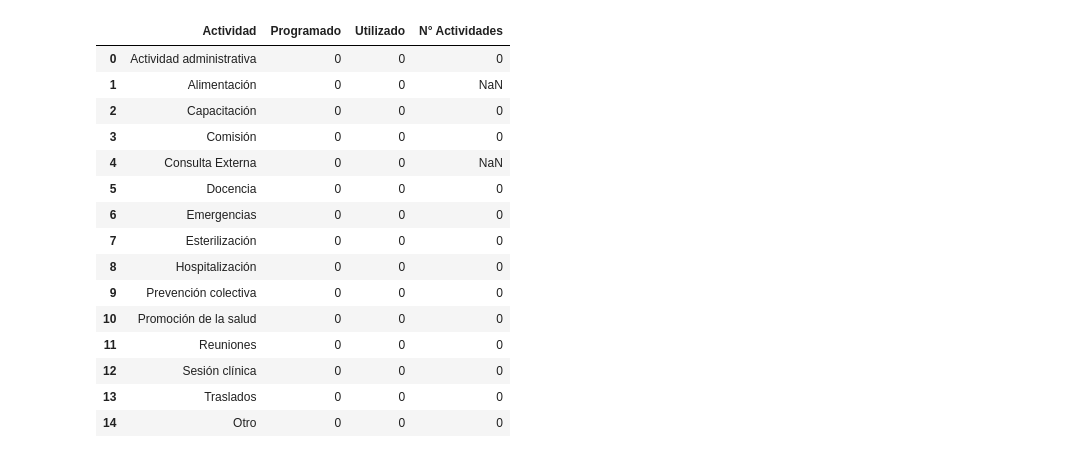
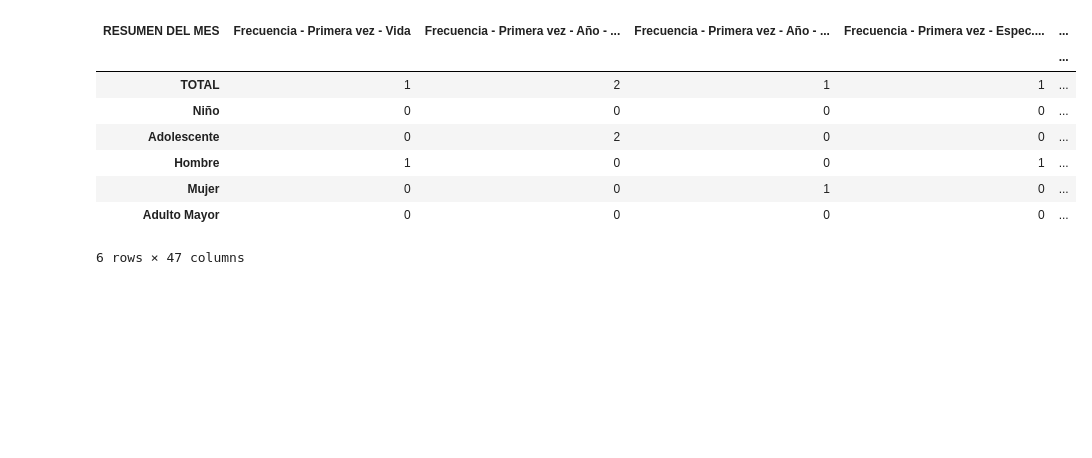
Before and after one commit to TFGIndicadores/Herramienta-Programada, a Jupyter notebook: Pruebas.ipynb, the cells around one changed output. Saved outputs shown, nothing was run; the diff lists cells and outputs as text; code cells hidden in the pictures; blank space fills up the shorter version.

```diff
--- a/Pruebas.ipynb
+++ b/Pruebas.ipynb
@@ -91,32 +91,25 @@ def func_pars(filepath, sht):
 # %%
 import pandas as pd
 pd.set_option('mode.chained_assignment', None)
 filepath = "Prueba.xlsx"
 
 xls = pd.ExcelFile(filepath)
 
 sheet_names = xls.sheet_names
 
 result_dataframes = {}
 
 for sht in sheet_names:
     result_dataframes[sht] = func_pars(filepath, sht)
+
+result_dataframes["Mensual"]["df_total"]
+# %% [output]
+| RESUMEN DEL MES | Frecuencia - Primera vez - Vida | Frecuencia - Primera vez - Año - ... | Frecuencia - Primera vez - Año - ... | Frecuencia - Primera vez - Espec.... | ... |
+|  |  |  |  |  | ... |
+| TOTAL | 1 | 2 | 1 | 1 | ... |
+| Niño | 0 | 0 | 0 | 0 | ... |
+| Adolescente | 0 | 2 | 0 | 0 | ... |
+| Hombre | 1 | 0 | 0 | 1 | ... |
+| Mujer | 0 | 0 | 1 | 0 | ... |
+| Adulto Mayor | 0 | 0 | 0 | 0 | ... |
+6 rows × 47 columns
-# %%
-result_dataframes["ESP. ABC"]["df_tiempo"]
-# %% [output]
-|  | Actividad | Programado | Utilizado | N° Actividades |
-| 0 | Actividad administrativa | 0 | 0 | 0 |
-| 1 | Alimentación | 0 | 0 | NaN |
-| 2 | Capacitación | 0 | 0 | 0 |
-| 3 | Comisión | 0 | 0 | 0 |
-| 4 | Consulta Externa | 0 | 0 | NaN |
-| 5 | Docencia | 0 | 0 | 0 |
-| 6 | Emergencias | 0 | 0 | 0 |
-| 7 | Esterilización | 0 | 0 | 0 |
-| 8 | Hospitalización | 0 | 0 | 0 |
-| 9 | Prevención colectiva | 0 | 0 | 0 |
-| 10 | Promoción de la salud | 0 | 0 | 0 |
-| 11 | Reuniones | 0 | 0 | 0 |
-| 12 | Sesión clínica | 0 | 0 | 0 |
-| 13 | Traslados | 0 | 0 | 0 |
-| 14 | Otro | 0 | 0 | 0 |
```
Also changed, not shown: parts of 14 cells of this notebook, 1 other file.
